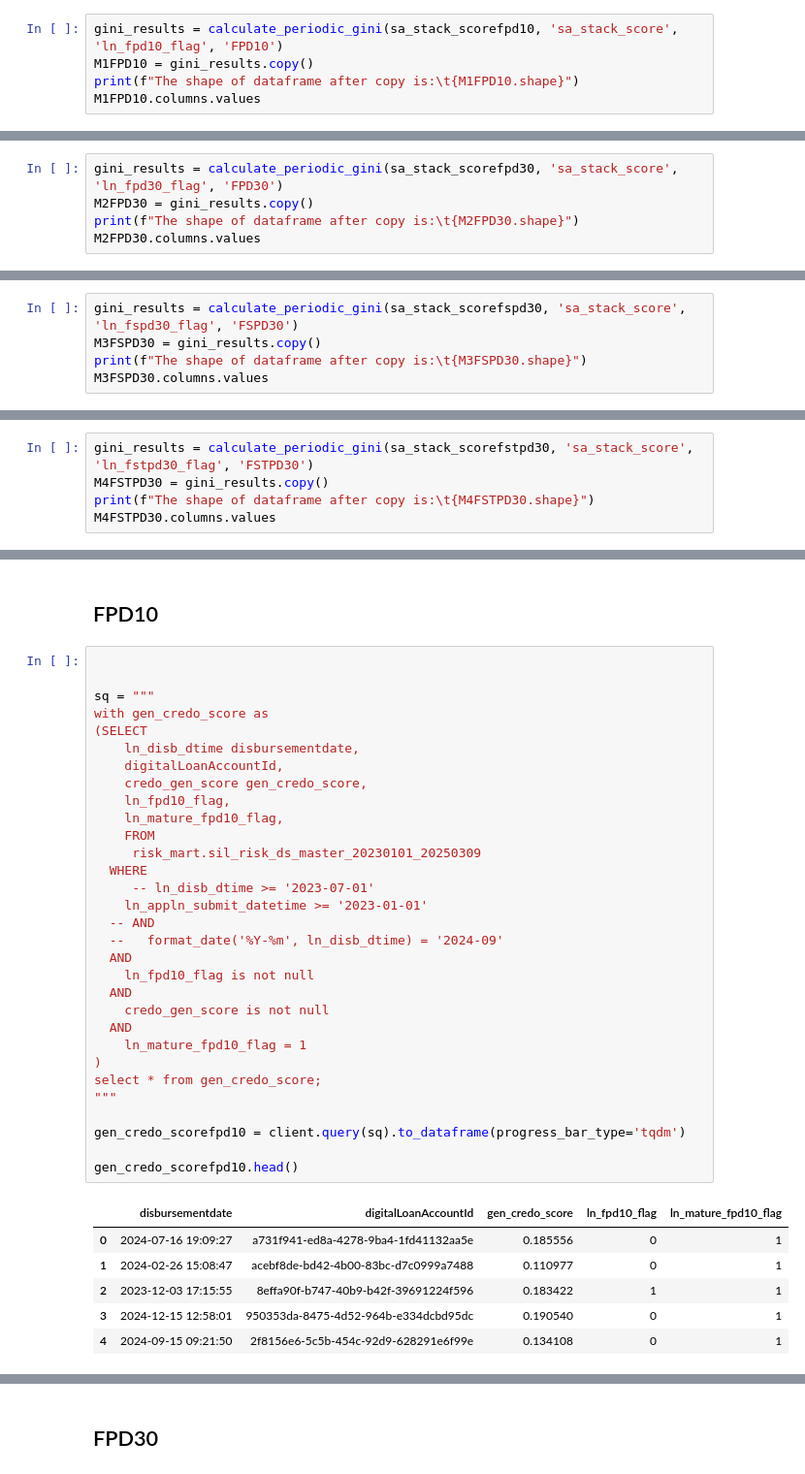
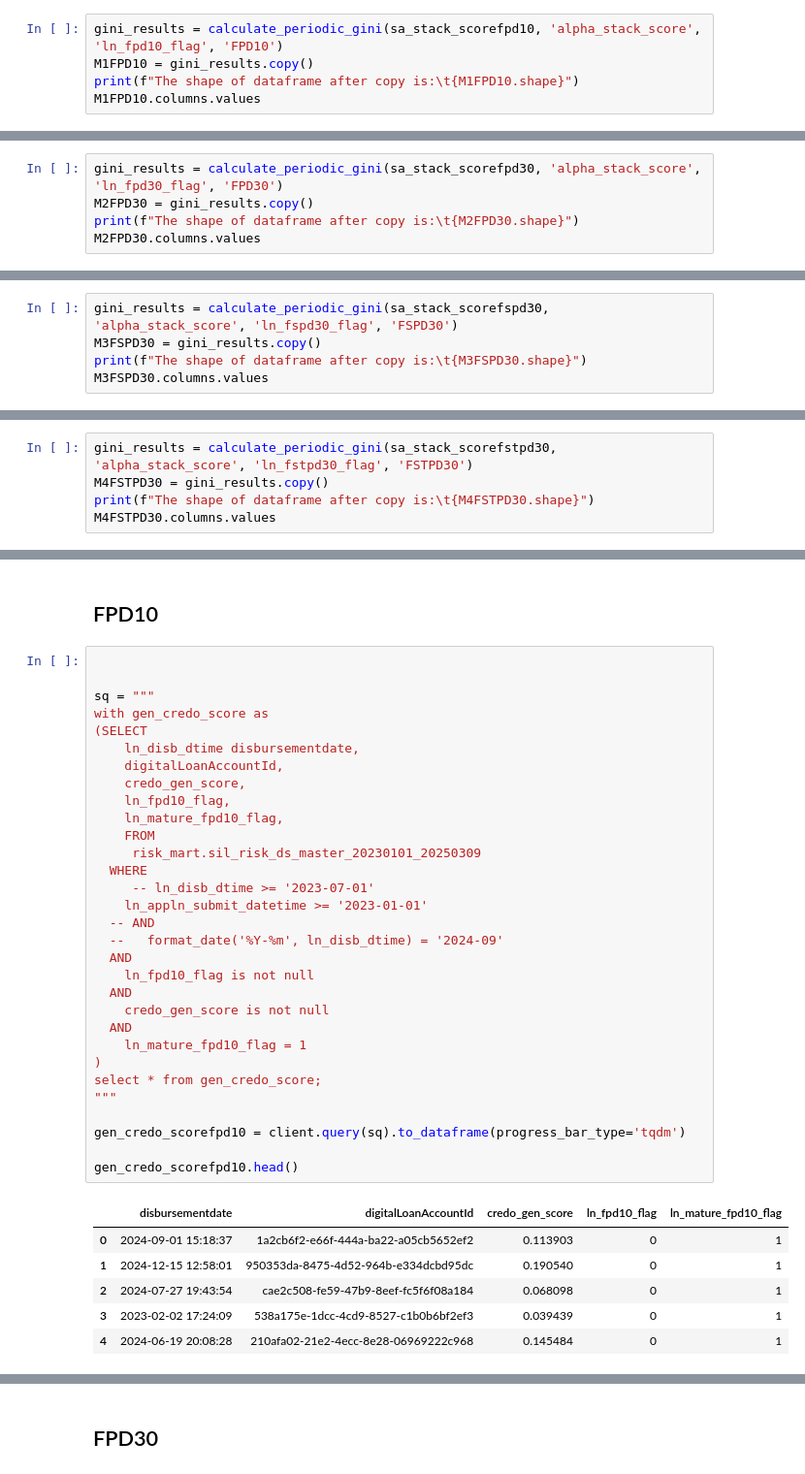
Before and after one commit to dchakroborti-tonik/Model_Monitoring, a Jupyter notebook: Gini Monitoring/Model_Gini_Calculation20250317.ipynb, the cells around one changed output, grey strips where cells are left out. Shown at 97% size. Drawn from its saved outputs; the diff is of its cells as text.

Commit message:
Model_Gini_Calculation_Changed with new model names

```diff
--- a/Gini Monitoring/Model_Gini_Calculation20250317.ipynb
+++ b/Gini Monitoring/Model_Gini_Calculation20250317.ipynb
@@ -1718,5 +1717,5 @@ sa_stack_scorefpd10.head()
 # %%
-gini_results = calculate_periodic_gini(sa_stack_scorefpd10, 'sa_stack_score', 'ln_fpd10_flag', 'FPD10')
+gini_results = calculate_periodic_gini(sa_stack_scorefpd10, 'alpha_stack_score', 'ln_fpd10_flag', 'FPD10')
 M1FPD10 = gini_results.copy()
 print(f"The shape of dataframe after copy is:\t{M1FPD10.shape}")
 M1FPD10.columns.values
@@ -1797,5 +1796,5 @@ sa_stack_scorefpd30.head()
 # %%
-gini_results = calculate_periodic_gini(sa_stack_scorefpd30, 'sa_stack_score', 'ln_fpd30_flag', 'FPD30')
+gini_results = calculate_periodic_gini(sa_stack_scorefpd30, 'alpha_stack_score', 'ln_fpd30_flag', 'FPD30')
 M2FPD30 = gini_results.copy()
 print(f"The shape of dataframe after copy is:\t{M2FPD30.shape}")
 M2FPD30.columns.values
@@ -1867,5 +1866,5 @@ sa_stack_scorefspd30.head()
 # %%
-gini_results = calculate_periodic_gini(sa_stack_scorefspd30, 'sa_stack_score', 'ln_fspd30_flag', 'FSPD30')
+gini_results = calculate_periodic_gini(sa_stack_scorefspd30, 'alpha_stack_score', 'ln_fspd30_flag', 'FSPD30')
 M3FSPD30 = gini_results.copy()
 print(f"The shape of dataframe after copy is:\t{M3FSPD30.shape}")
 M3FSPD30.columns.values
@@ -1934,5 +1933,5 @@ sa_stack_scorefstpd30.tail()
 # %%
-gini_results = calculate_periodic_gini(sa_stack_scorefstpd30, 'sa_stack_score', 'ln_fstpd30_flag', 'FSTPD30')
+gini_results = calculate_periodic_gini(sa_stack_scorefstpd30, 'alpha_stack_score', 'ln_fstpd30_flag', 'FSTPD30')
 M4FSTPD30 = gini_results.copy()
 print(f"The shape of dataframe after copy is:\t{M4FSTPD30.shape}")
 M4FSTPD30.columns.values
@@ -2016,38 +2017,38 @@ LoadJob<project=prj-prod-dataplatform, location=asia-southeast1, id=45eef8b8-11f
 
 
 sq = """
 with gen_credo_score as
 (SELECT
     ln_disb_dtime disbursementdate,
 	digitalLoanAccountId,
-    credo_gen_score gen_credo_score,
+    credo_gen_score,
     ln_fpd10_flag,
 	ln_mature_fpd10_flag,
 	FROM
      risk_mart.sil_risk_ds_master_20230101_20250309
   WHERE
      -- ln_disb_dtime >= '2023-07-01'
     ln_appln_submit_datetime >= '2023-01-01'
   -- AND
   --   format_date('%Y-%m', ln_disb_dtime) = '2024-09'
   AND
     ln_fpd10_flag is not null
   AND
     credo_gen_score is not null
   AND
     ln_mature_fpd10_flag = 1
 )
 select * from gen_credo_score;
 """
 
 gen_credo_scorefpd10 = client.query(sq).to_dataframe(progress_bar_type='tqdm')
 
 gen_credo_scorefpd10.head()
 # %% [output]
-|  | disbursementdate | digitalLoanAccountId | gen_credo_score | ln_fpd10_flag | ln_mature_fpd10_flag |
-| 0 | 2024-07-16 19:09:27 | a731f941-ed8a-4278-9ba4-1fd41132aa5e | 0.185556 | 0 | 1 |
-| 1 | 2024-02-26 15:08:47 | acebf8de-bd42-4b00-83bc-d7c0999a7488 | 0.110977 | 0 | 1 |
-| 2 | 2023-12-03 17:15:55 | 8effa90f-b747-40b9-b42f-39691224f596 | 0.183422 | 1 | 1 |
-| 3 | 2024-12-15 12:58:01 | 950353da-8475-4d52-964b-e334dcbd95dc | 0.190540 | 0 | 1 |
-| 4 | 2024-09-15 09:21:50 | 2f8156e6-5c5b-454c-92d9-628291e6f99e | 0.134108 | 0 | 1 |
+|  | disbursementdate | digitalLoanAccountId | credo_gen_score | ln_fpd10_flag | ln_mature_fpd10_flag |
+| 0 | 2024-09-01 15:18:37 | 1a2cb6f2-e66f-444a-ba22-a05cb5652ef2 | 0.113903 | 0 | 1 |
+| 1 | 2024-12-15 12:58:01 | 950353da-8475-4d52-964b-e334dcbd95dc | 0.190540 | 0 | 1 |
+| 2 | 2024-07-27 19:43:54 | cae2c508-fe59-47b9-8eef-fc5f6f08a184 | 0.068098 | 0 | 1 |
+| 3 | 2023-02-02 17:24:09 | 538a175e-1dcc-4cd9-8527-c1b0b6bf2ef3 | 0.039439 | 0 | 1 |
+| 4 | 2024-06-19 20:08:28 | 210afa02-21e2-4ecc-8e28-06969222c968 | 0.145484 | 0 | 1 |
 # %%
```
Also changed, not shown: parts of 146 cells of this notebook, 1 other file.
